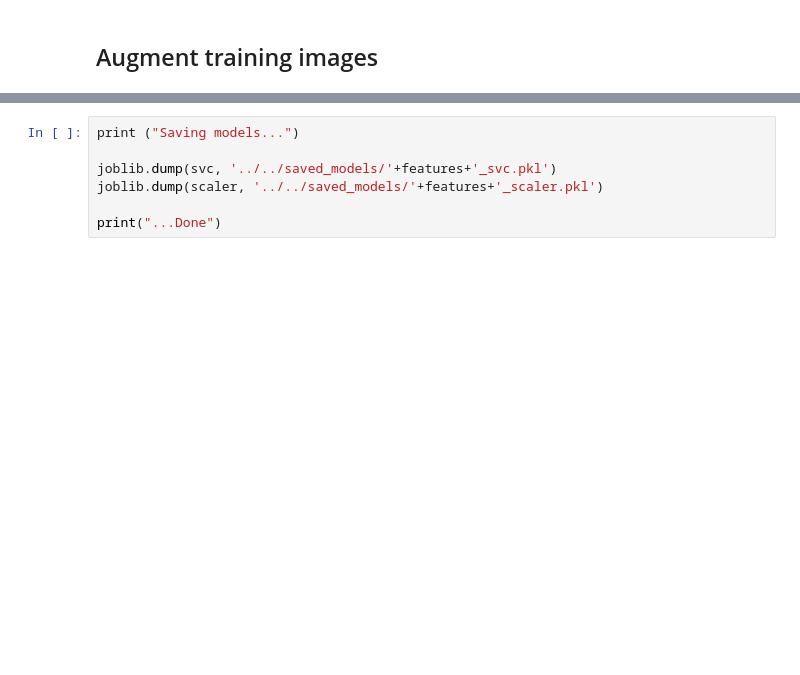
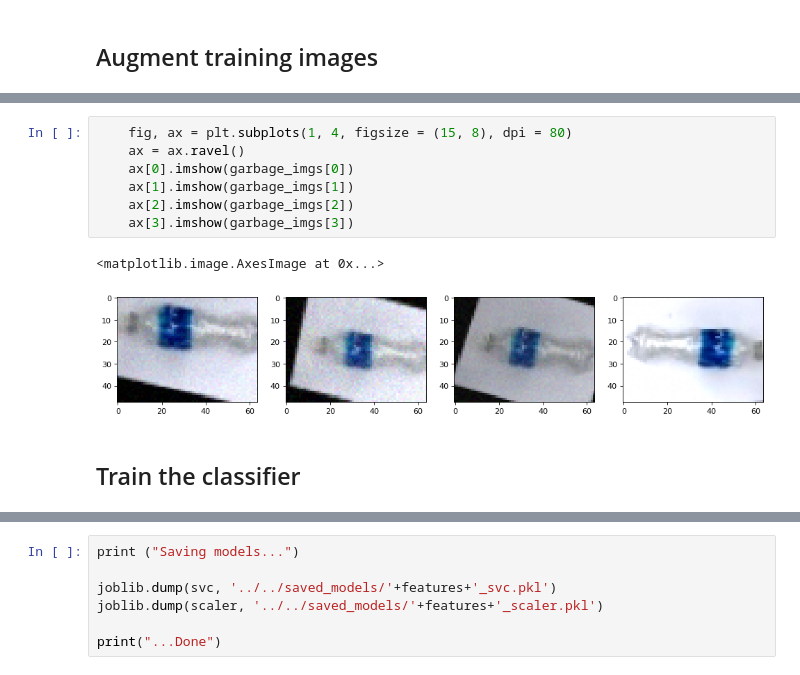
Before and after one commit to momentino/GarbageDetectionAndSegmentation, a Jupyter notebook: notebooks/demo/train_models.ipynb, the cells around one changed output, grey strips where cells are left out. Cells and saved outputs as stored; diff of their text form; blank space fills up the shorter version.

```diff
--- a/notebooks/demo/train_models.ipynb
+++ b/notebooks/demo/train_models.ipynb
@@ -151,3 +156,15 @@ garbage_imgs = seq(images=garbage_imgs)
+# %%
+    fig, ax = plt.subplots(1, 4, figsize = (15, 8), dpi = 80)
+    ax = ax.ravel()
+    ax[0].imshow(garbage_imgs[0])
+    ax[1].imshow(garbage_imgs[1])
+    ax[2].imshow(garbage_imgs[2])
+    ax[3].imshow(garbage_imgs[3])
+# %% [output]
+<matplotlib.image.AxesImage at 0x...>
+[figure, added]
+# %% [markdown]
+## Train the classifier
 # %%
 total_garbage, total_nongarbage = garbage_imgs.shape[0], nongarbage_imgs.shape[0]
 
```
Also changed, not shown: parts of 11 cells of this notebook, 17 other files.
